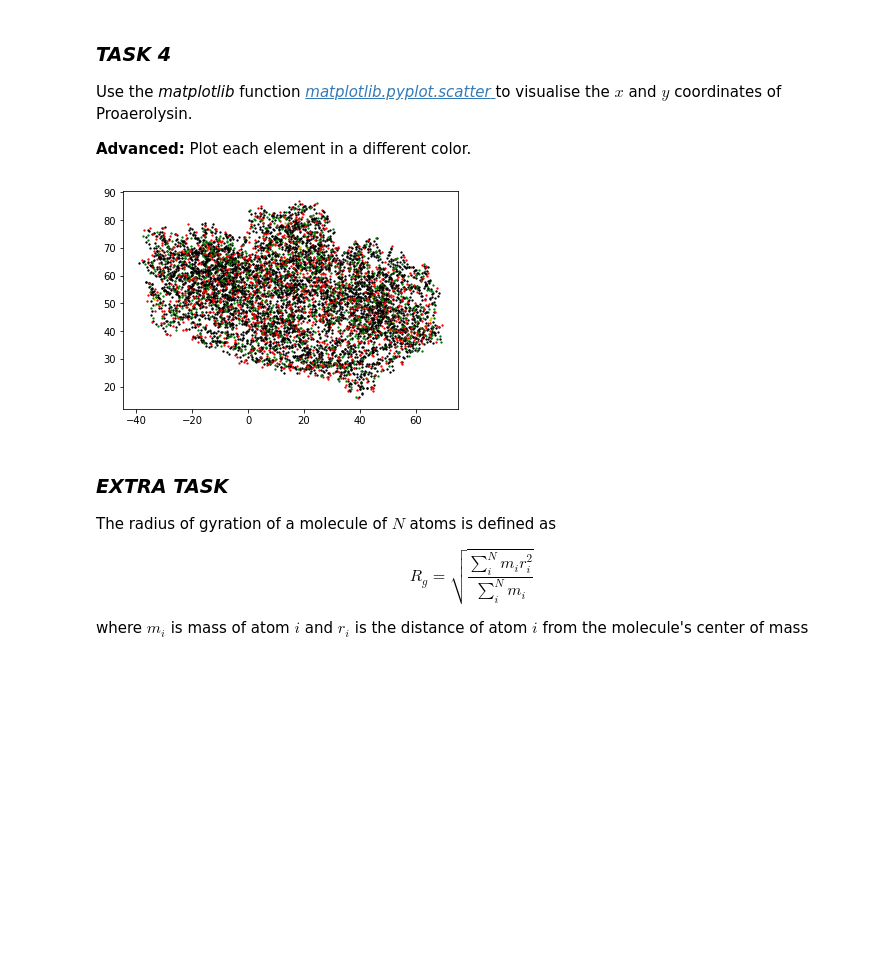
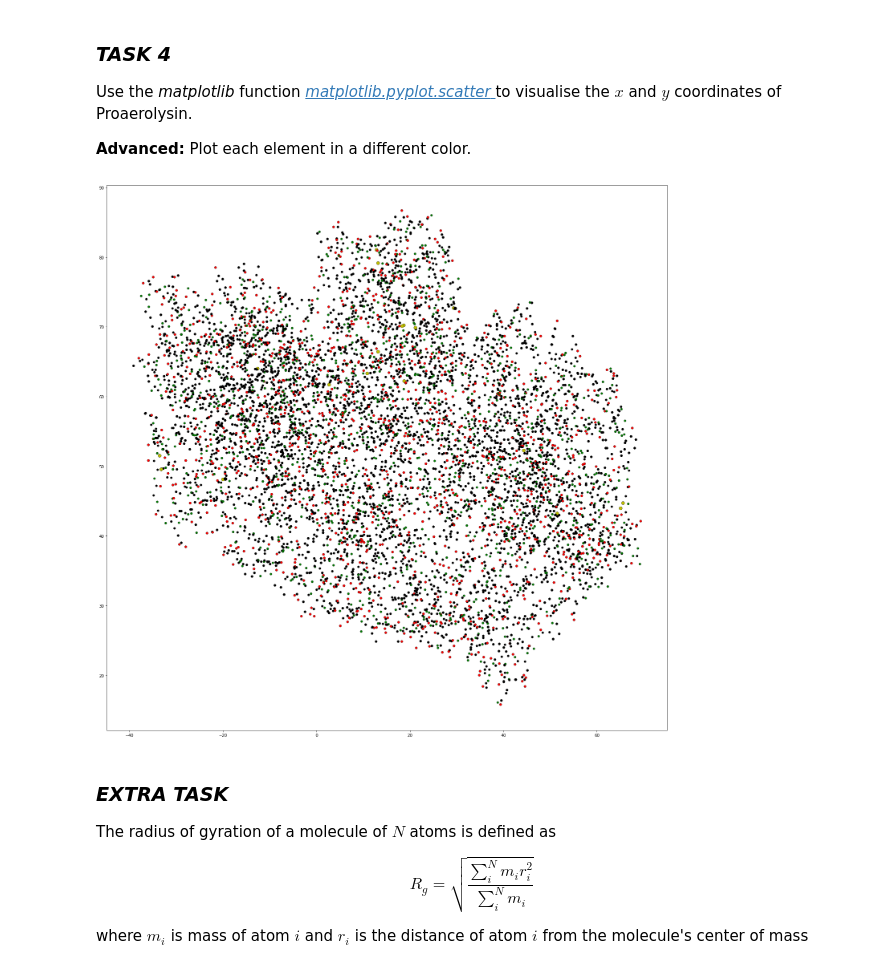
Before and after one commit to mhantke/python-course, a Jupyter notebook: session3/session3_antys.ipynb, the cells around one changed output. Drawn from its saved outputs; the diff is of its cells as text; code cells hidden in the pictures; blank space fills up the shorter version.

```diff
--- a/session3/session3_antys.ipynb
+++ b/session3/session3_antys.ipynb
@@ -95,26 +107,36 @@ import numpy
 # %%
+import matplotlib
+%matplotlib inline
+import numpy
+from matplotlib.pyplot import figure
+figure(figsize=(25,25))
+
 filename='1PRE.pdb'
 with open(filename,'r') as file_handle:
     list_of_strings = file_handle.readlines()
     for string in list_of_strings:
         if string.startswith("ATOM"):
             x=float(string[30:38])
             y=float(string[38:46])
             z=float(string[46:54])
             atom=string[77]
             if atom=="H":
-                atom='b'
+                atom='w'
+                proton=1
             elif atom=="C":
                 atom='k'
+                porton=6
             elif atom=="N":
                 atom='g'
+                proton=7
             elif atom=="O":
                 atom='r'
+                proton=8
             elif atom=="S":
                 atom='y'
+                proton=16
             else:
                 atom=None
-            array=(x, y, z, atom)
-            matplotlib.pyplot.scatter(array[0], array[1], s=1.7, c=array[3])
+            matplotlib.pyplot.scatter(x, y, s=proton*4, c=atom, linewidths=0.5, edgecolors='k')
 # %% [output]
-[figure, old version]
+[figure, new version]
```
Also changed, not shown: parts of 4 cells of this notebook, 1 other file.
